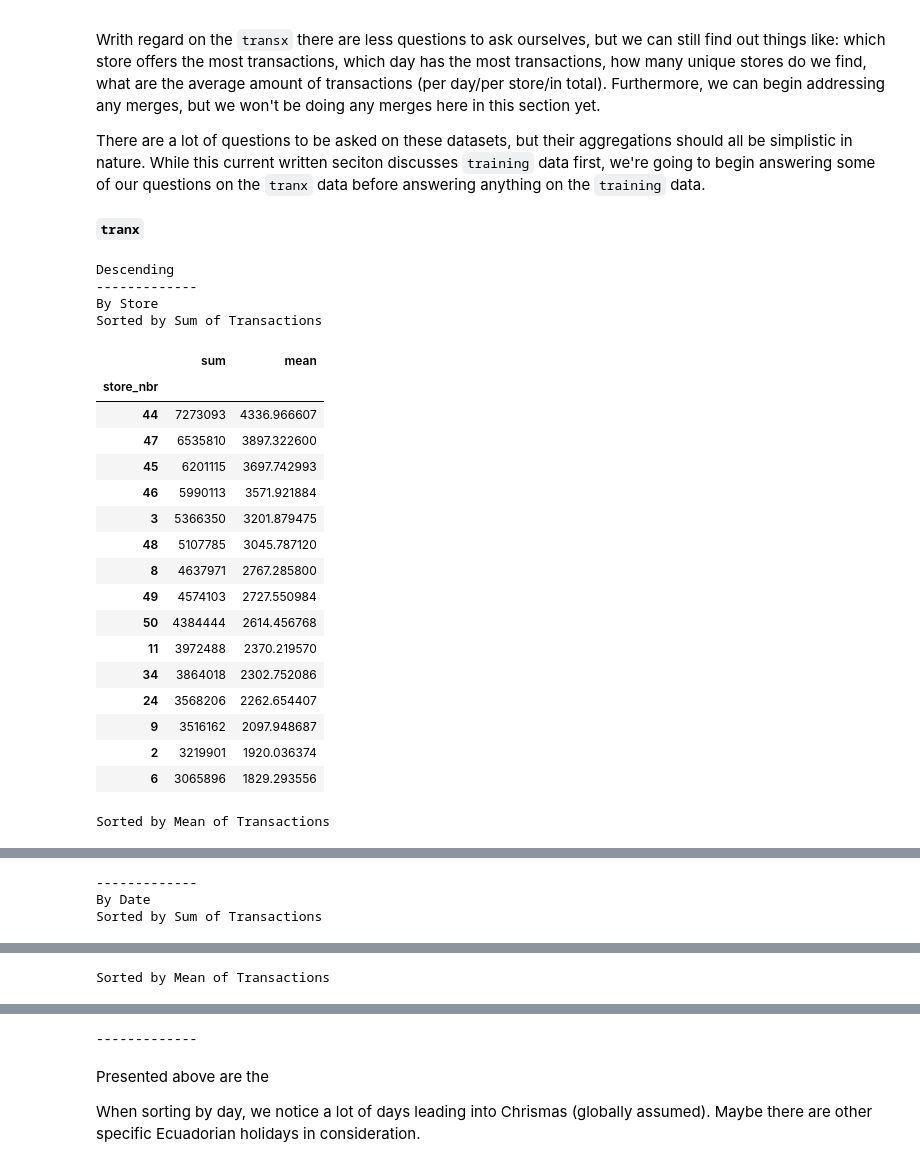
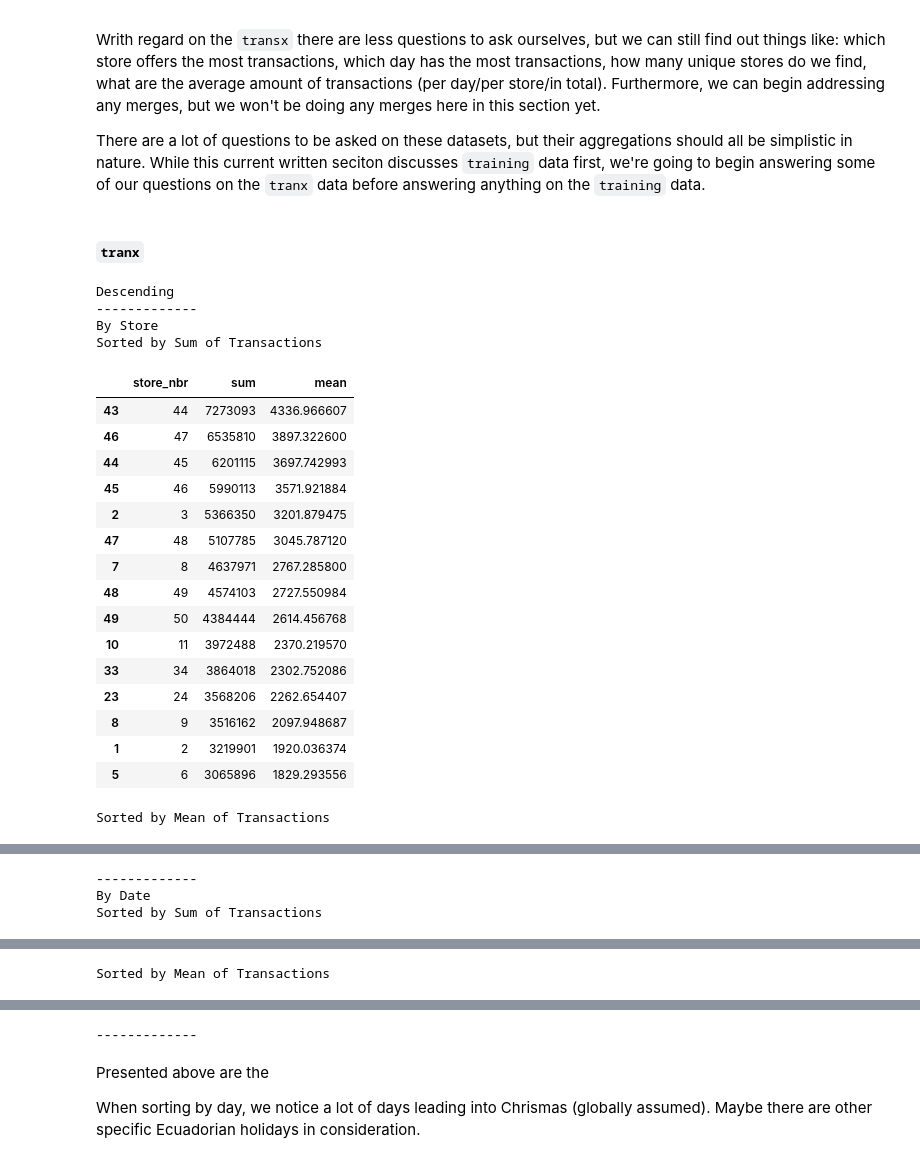
Before and after one commit to chriskuz/store_sales_time_series_forecasting, a Jupyter notebook: src/data_look.ipynb, the cells around one changed output, grey strips where cells are left out. Saved outputs shown, nothing was run; the diff lists cells and outputs as text; code cells hidden in the pictures.

```diff
--- a/src/data_look.ipynb
+++ b/src/data_look.ipynb
@@ -837,4 +843,4 @@ Writh regard on the `transx` there are less questions to ask ourselves, but we c
 
 There are a lot of questions to be asked on these datasets, but their aggregations should all be simplistic in nature. While this current written seciton discusses `training` data first, we're going to begin answering some of our questions on the `tranx` data before answering anything on the `training` data.
 # %% [markdown]
-**`tranx`**
+##### **`tranx`**
@@ -841,83 +883,46 @@ There are a lot of questions to be asked on these datasets, but their aggregatio
 # %%
 print("Descending")
 print("-------------")
 
 #which store offers the most transactions
 #what are the average transactions offer per store
 print("By Store")
 print("Sorted by Sum of Transactions")
-display(
-    transx
-    .groupby(
-        "store_nbr"
-    )["transactions"]
-    .agg(
-        ["sum", "mean"]
-    )
-    .sort_values(by="sum", ascending=False).head(15)
-)
+display(plot_top_sums_of_stores)
 print("Sorted by Mean of Transactions")
-display(
-    transx
-    .groupby(
-        "store_nbr"
-    )["transactions"]
-    .agg(
-        ["sum", "mean"]
-    )
-    .sort_values(by="mean", ascending=False).head(15)
-)
+display(plot_top_means_of_stores)
 print("-------------")
 
 
 #which day has the most transactions
 #what are the average amount of transaciton per day
 print("By Date")
 print("Sorted by Sum of Transactions")
-display(
-    transx
-    .groupby(
-        "date"
-    )["transactions"]
-    .agg(
-        ["sum", "mean"]
-    )
-    .sort_values(by="sum", ascending=False).head(15)
-)
+display(plot_top_sums_of_dates)
 print("Sorted by Mean of Transactions")
-display(
-    transx
-    .groupby(
-        "date"
-    )["transactions"]
-    .agg(
-        ["sum", "mean"]
-    )
-    .sort_values(by="mean", ascending=False).head(15)
-)
+display(plot_top_means_of_dates)
 print("-------------")
 
 #how many unique stores are there
 # %% [output]
 Descending
 -------------
 By Store
 Sorted by Sum of Transactions
-|  | sum | mean |
-| store_nbr |  |  |
-| 44 | 7273093 | 4336.966607 |
-| 47 | 6535810 | 3897.322600 |
-| 45 | 6201115 | 3697.742993 |
-| 46 | 5990113 | 3571.921884 |
-| 3 | 5366350 | 3201.879475 |
-| 48 | 5107785 | 3045.787120 |
-| 8 | 4637971 | 2767.285800 |
-| 49 | 4574103 | 2727.550984 |
-| 50 | 4384444 | 2614.456768 |
-| 11 | 3972488 | 2370.219570 |
-| 34 | 3864018 | 2302.752086 |
-| 24 | 3568206 | 2262.654407 |
-| 9 | 3516162 | 2097.948687 |
-| 2 | 3219901 | 1920.036374 |
-| 6 | 3065896 | 1829.293556 |
+|  | store_nbr | sum | mean |
+| 43 | 44 | 7273093 | 4336.966607 |
+| 46 | 47 | 6535810 | 3897.322600 |
+| 44 | 45 | 6201115 | 3697.742993 |
+| 45 | 46 | 5990113 | 3571.921884 |
+| 2 | 3 | 5366350 | 3201.879475 |
+| 47 | 48 | 5107785 | 3045.787120 |
+| 7 | 8 | 4637971 | 2767.285800 |
+| 48 | 49 | 4574103 | 2727.550984 |
+| 49 | 50 | 4384444 | 2614.456768 |
+| 10 | 11 | 3972488 | 2370.219570 |
+| 33 | 34 | 3864018 | 2302.752086 |
+| 23 | 24 | 3568206 | 2262.654407 |
+| 8 | 9 | 3516162 | 2097.948687 |
+| 1 | 2 | 3219901 | 1920.036374 |
+| 5 | 6 | 3065896 | 1829.293556 |
 Sorted by Mean of Transactions
```
Also changed, not shown: parts of 26 cells of this notebook, 3 other files.
